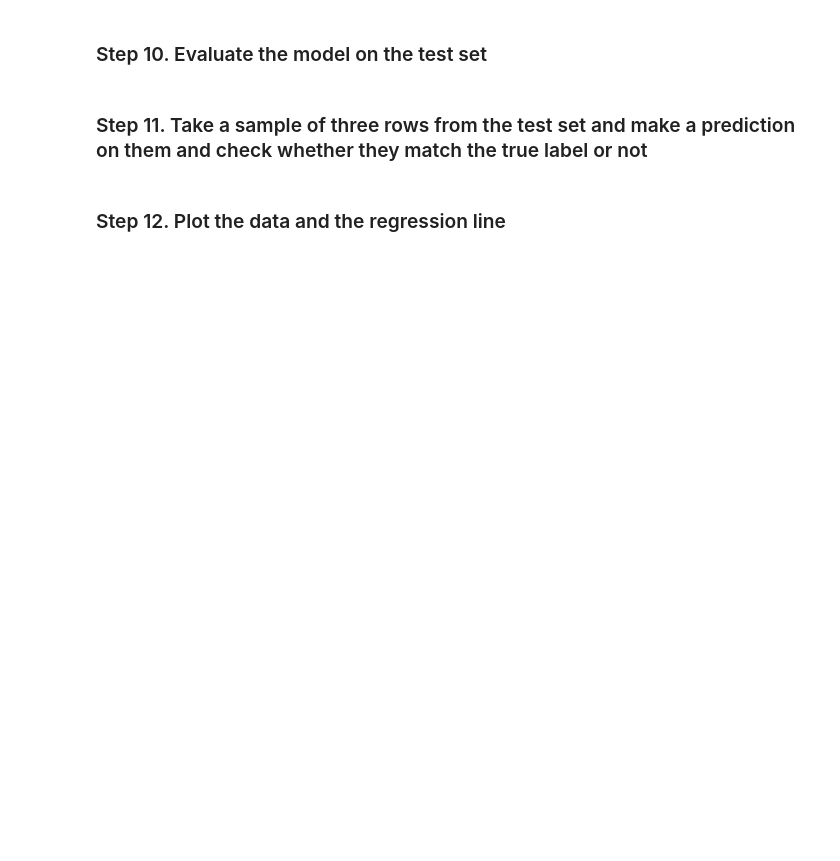
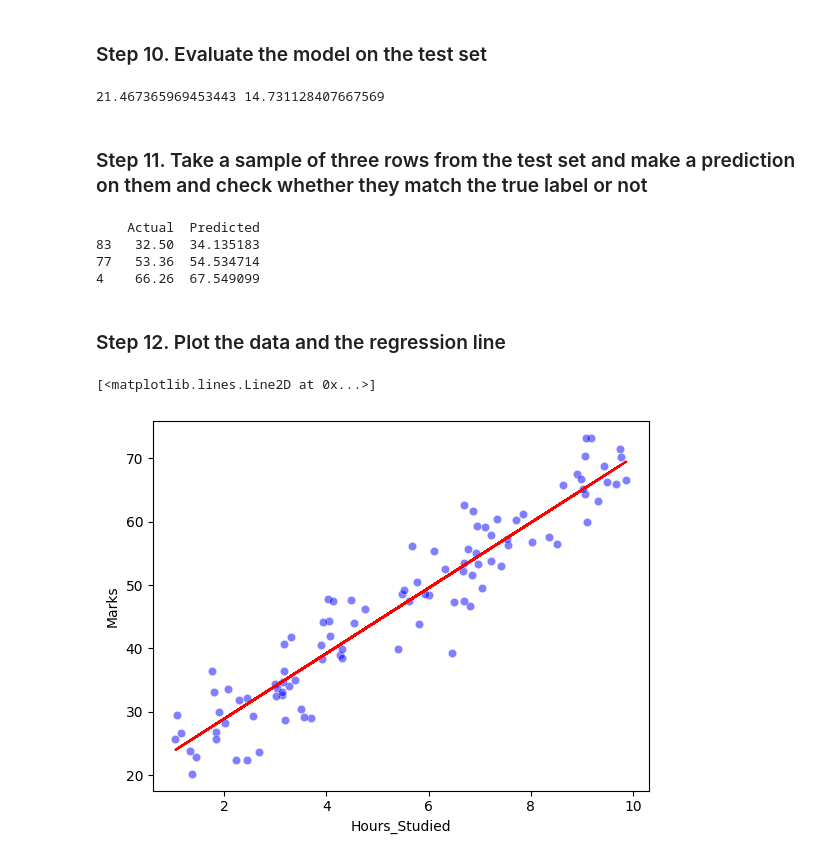
Before and after one commit to musaad-ai/B5, a Jupyter notebook: student/week 3/ex1_reg.ipynb, the cells around one changed output. Drawn from its saved outputs; the diff is of its cells as text; code cells hidden in the pictures; blank space fills up the shorter version.

```diff
--- a/student/week 3/ex1_reg.ipynb
+++ b/student/week 3/ex1_reg.ipynb
@@ -34,6 +93,17 @@ import sklearn
 # %% [markdown]
 ### Step 7. Initialize a `LinearRegression` model
+# %%
+model = LinearRegression()
 # %% [markdown]
 ### Step 8. Split the dataset into train and test sets
+# %%
+X_train, x_test, y_train, y_test = train_test_split(
+    data, target,
+     test_size=0.2,
+     random_state=42
+
+     )
 # %% [markdown]
 ### Step 9.a Train the model on the training set
+# %%
+model.fit(X_train, y_train)
@@ -48,6 +140,43 @@ import sklearn
 # %% [markdown]
 ### Step 10. Evaluate the model on the test set
+# %%
+
+train_mse = mean_squared_error(y_train, model.predict(X_train))
+test_mse = mean_squared_error(y_test, model.predict(x_test))
+
+print(train_mse, test_mse)
+# %% [output]
+21.467365969453443 14.731128407667569
 # %% [markdown]
 ### Step 11. Take a sample of three rows from the test set and make a prediction on them and check whether they match the true label or not
+# %%
+x_sample =x_test.sample(3, random_state=42)
+y_sample = model.predict(x_sample)
+
+comparison = pd.DataFrame({
+    'Actual': y_test.loc[x_sample.index],
+    'Predicted': y_sample
+})
+print(comparison)
+# %% [output]
+    Actual  Predicted
+83   32.50  34.135183
+77   53.36  54.534714
+4    66.26  67.549099
 # %% [markdown]
 ### Step 12. Plot the data and the regression line
+# %%
+sns.scatterplot(
+    x=data['Hours_Studied'],
+    y=target,
+    color='blue',
+    alpha=0.5
+)
+plt.plot(
+    data['Hours_Studied'],
+    model.predict(data),
+    color='red'
+)
+# %% [output]
+[<matplotlib.lines.Line2D at 0x...>]
+[figure, added]
```
Also changed, not shown: parts of 15 cells of this notebook.
